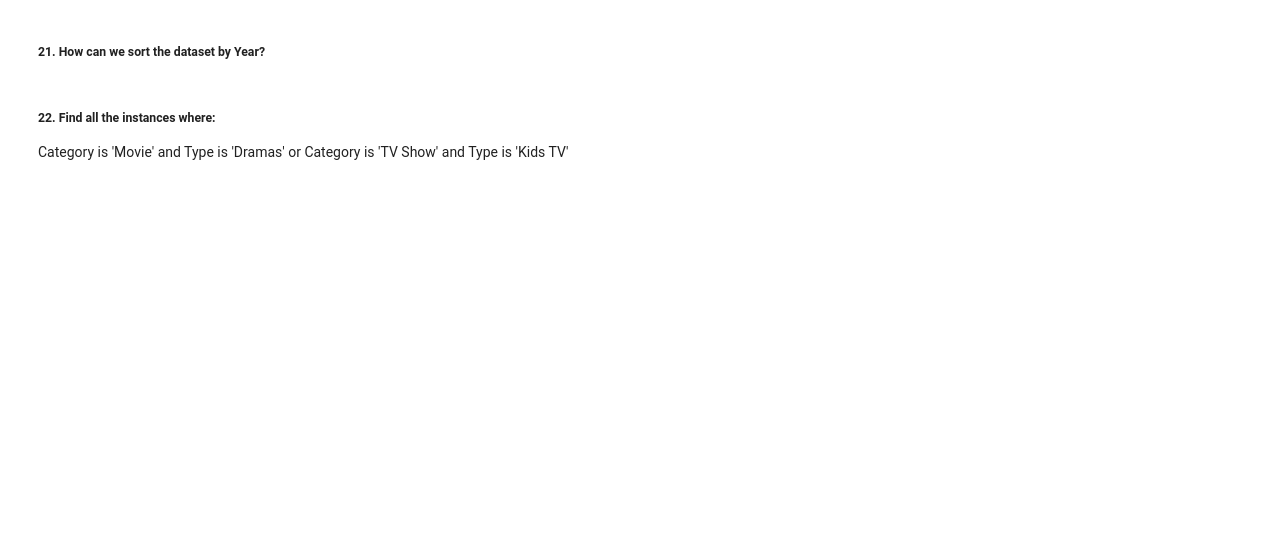
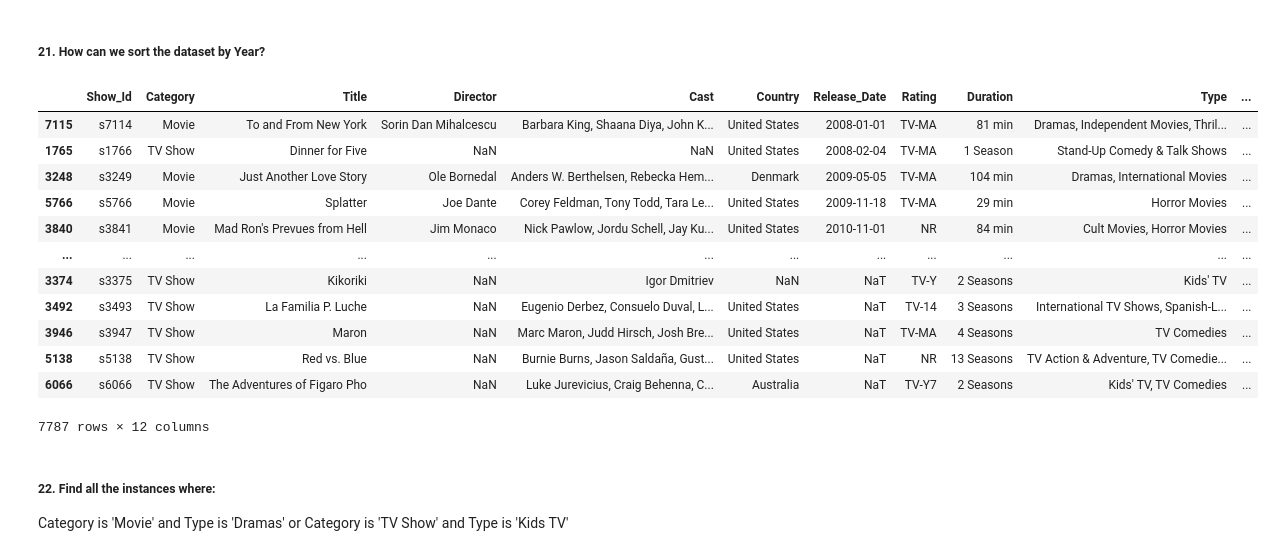
Before and after one commit to firatolcum/Projects, a Jupyter notebook: Netflix_Data_Analysis/netflix_data_analysis.ipynb, the cells around one changed output. Drawn from its saved outputs; the diff is of its cells as text; code cells hidden in the pictures; blank space fills up the shorter version.

```diff
--- a/Netflix_Data_Analysis/netflix_data_analysis.ipynb
+++ b/Netflix_Data_Analysis/netflix_data_analysis.ipynb
@@ -198,5 +303,21 @@ plt.show()
 # %% [markdown]
 ##### 21. How can we sort the dataset by Year?
+# %%
+df.sort_values(by="Release_Year")
+# %% [output]
+|  | Show_Id | Category | Title | Director | Cast | Country | Release_Date | Rating | Duration | Type | ... |
+| 7115 | s7114 | Movie | To and From New York | Sorin Dan Mihalcescu | Barbara King, Shaana Diya, John K... | United States | 2008-01-01 | TV-MA | 81 min | Dramas, Independent Movies, Thril... | ... |
+| 1765 | s1766 | TV Show | Dinner for Five | NaN | NaN | United States | 2008-02-04 | TV-MA | 1 Season | Stand-Up Comedy & Talk Shows | ... |
+| 3248 | s3249 | Movie | Just Another Love Story | Ole Bornedal | Anders W. Berthelsen, Rebecka Hem... | Denmark | 2009-05-05 | TV-MA | 104 min | Dramas, International Movies | ... |
+| 5766 | s5766 | Movie | Splatter | Joe Dante | Corey Feldman, Tony Todd, Tara Le... | United States | 2009-11-18 | TV-MA | 29 min | Horror Movies | ... |
+| 3840 | s3841 | Movie | Mad Ron's Prevues from Hell | Jim Monaco | Nick Pawlow, Jordu Schell, Jay Ku... | United States | 2010-11-01 | NR | 84 min | Cult Movies, Horror Movies | ... |
+| ... | ... | ... | ... | ... | ... | ... | ... | ... | ... | ... | ... |
+| 3374 | s3375 | TV Show | Kikoriki | NaN | Igor Dmitriev | NaN | NaT | TV-Y | 2 Seasons | Kids' TV | ... |
+| 3492 | s3493 | TV Show | La Familia P. Luche | NaN | Eugenio Derbez, Consuelo Duval, L... | United States | NaT | TV-14 | 3 Seasons | International TV Shows, Spanish-L... | ... |
+| 3946 | s3947 | TV Show | Maron | NaN | Marc Maron, Judd Hirsch, Josh Bre... | United States | NaT | TV-MA | 4 Seasons | TV Comedies | ... |
+| 5138 | s5138 | TV Show | Red vs. Blue | NaN | Burnie Burns, Jason Saldaña, Gust... | United States | NaT | NR | 13 Seasons | TV Action & Adventure, TV Comedie... | ... |
+| 6066 | s6066 | TV Show | The Adventures of Figaro Pho | NaN | Luke Jurevicius, Craig Behenna, C... | Australia | NaT | TV-Y7 | 2 Seasons | Kids' TV, TV Comedies | ... |
+7787 rows × 12 columns
 # %% [markdown]
 ##### 22. Find all the instances where:
 Category is 'Movie' and Type is 'Dramas' or Category is 'TV Show' and Type is 'Kids TV'
```
Also changed, not shown: parts of 17 cells of this notebook.
